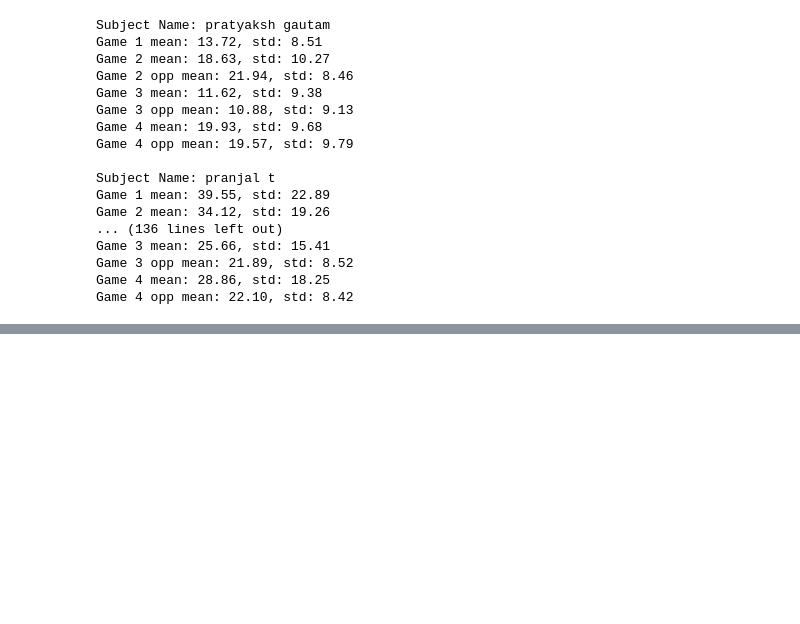
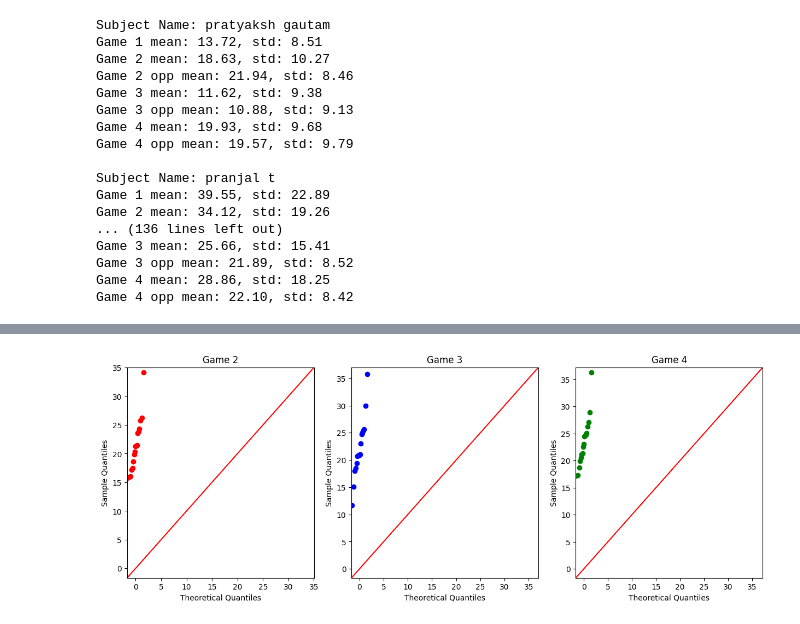
Before and after one commit to anirudhkaushik2003/BRED-Game, a Jupyter notebook: data_analysis.ipynb, the cells around one changed output, grey strips where cells are left out. Saved outputs shown, nothing was run; the diff lists cells and outputs as text; code cells hidden in the pictures; blank space fills up the shorter version.

```diff
--- a/data_analysis.ipynb
+++ b/data_analysis.ipynb
@@ -163,0 +206,18 @@ Game 4 opp mean: 22.10, std: 8.42
+# %%
+fig, axes = plt.subplots(1, 3, figsize=(15, 5))
+
+# QQ plot for Game 2
+sm.qqplot(np.array(game2_means), markerfacecolor='r', markeredgecolor='r', line='45', ax=axes[0])
+axes[0].set_title("Game 2")
+
+# QQ plot for Game 3
+sm.qqplot(np.array(game3_means), markerfacecolor='b', markeredgecolor='b', line='45', ax=axes[1])
+axes[1].set_title("Game 3")
+
+# QQ plot for Game 4
+sm.qqplot(np.array(game4_means), markerfacecolor='g', markeredgecolor='g', line='45', ax=axes[2])
+axes[2].set_title("Game 4")
+
+plt.show()
+# %% [output]
+[figure, added]
```
Also changed, not shown: parts of 8 cells of this notebook, 7 other files.
